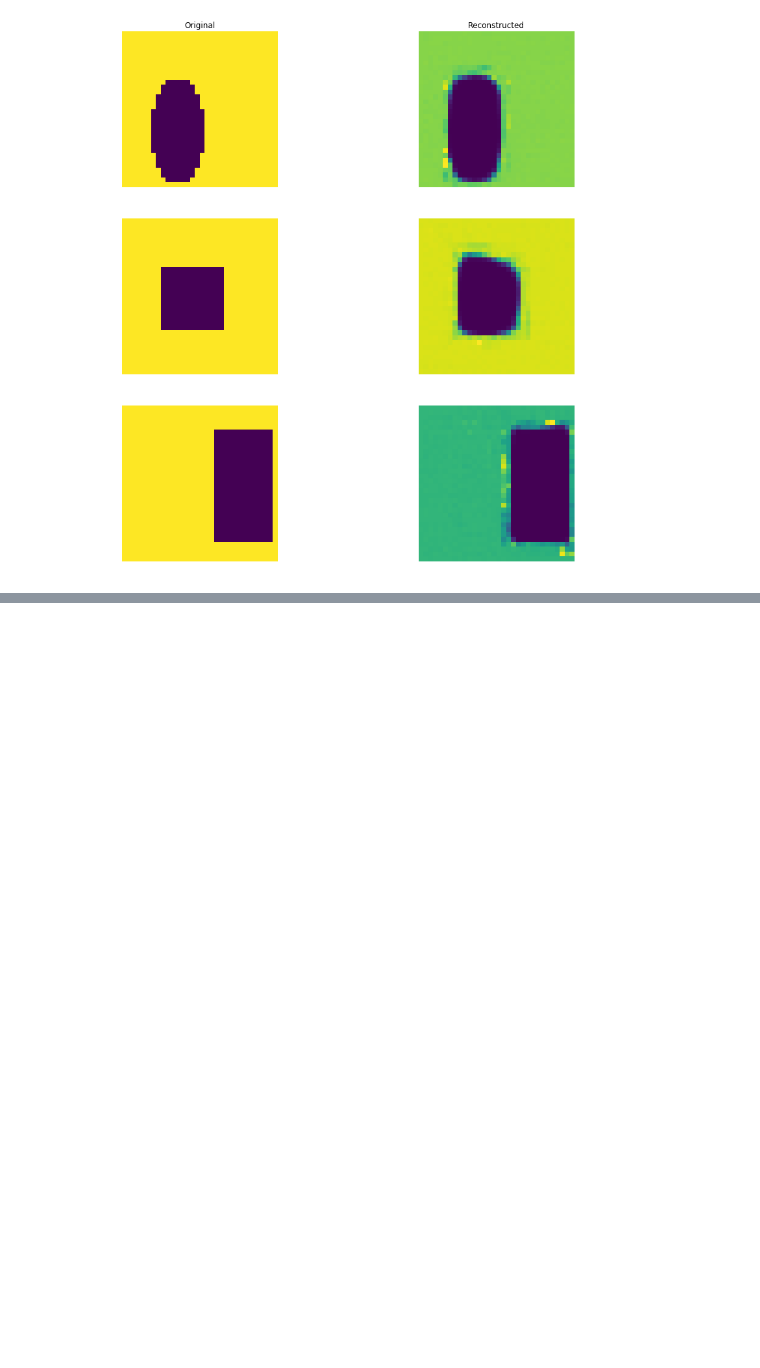
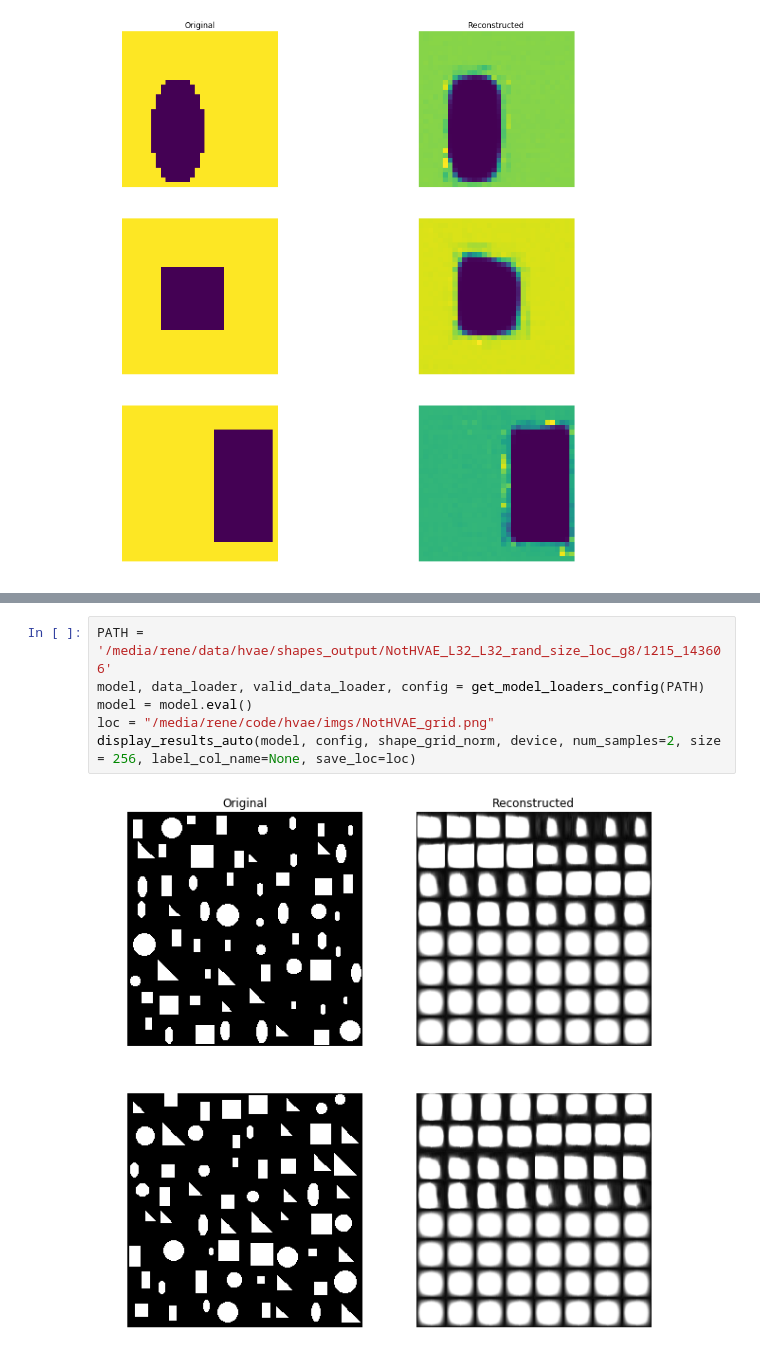
Before and after one commit to renebidart/hvae, a Jupyter notebook: notebooks/eval_autoencoder.ipynb, the cells around one changed output, grey strips where cells are left out. Saved outputs shown, nothing was run; the diff lists cells and outputs as text; blank space fills up the shorter version.

```diff
--- a/notebooks/eval_autoencoder.ipynb
+++ b/notebooks/eval_autoencoder.ipynb
@@ -148,0 +161,8 @@ display_results_auto(model, config, shape_norm, device, num_samples=3, label_col
+# %%
+PATH = '/media/rene/data/hvae/shapes_output/NotHVAE_L32_L32_rand_size_loc_g8/1215_143606'
+model, data_loader, valid_data_loader, config = get_model_loaders_config(PATH)
+model = model.eval()
+loc = "/media/rene/code/hvae/imgs/NotHVAE_grid.png"
+display_results_auto(model, config, shape_grid_norm, device, num_samples=2, size = 256, label_col_name=None, save_loc=loc)
+# %% [output]
+[figure, added]
```
Also changed, not shown: parts of 11 cells of this notebook, 8 other files.
